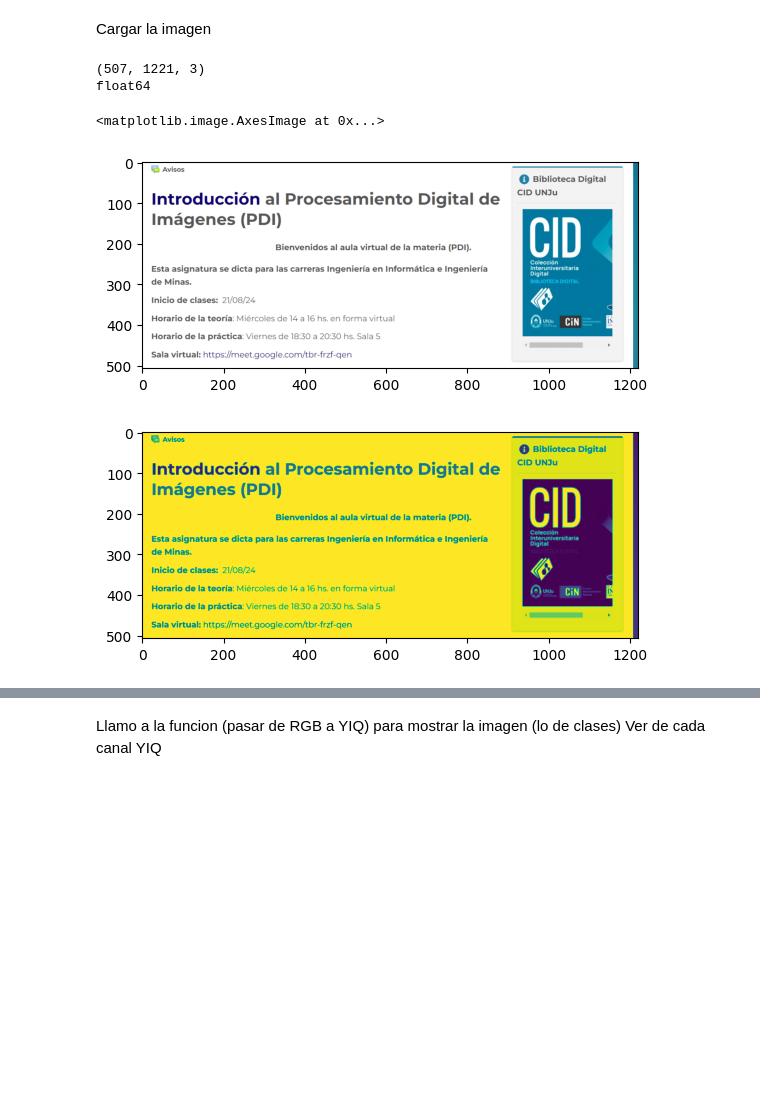
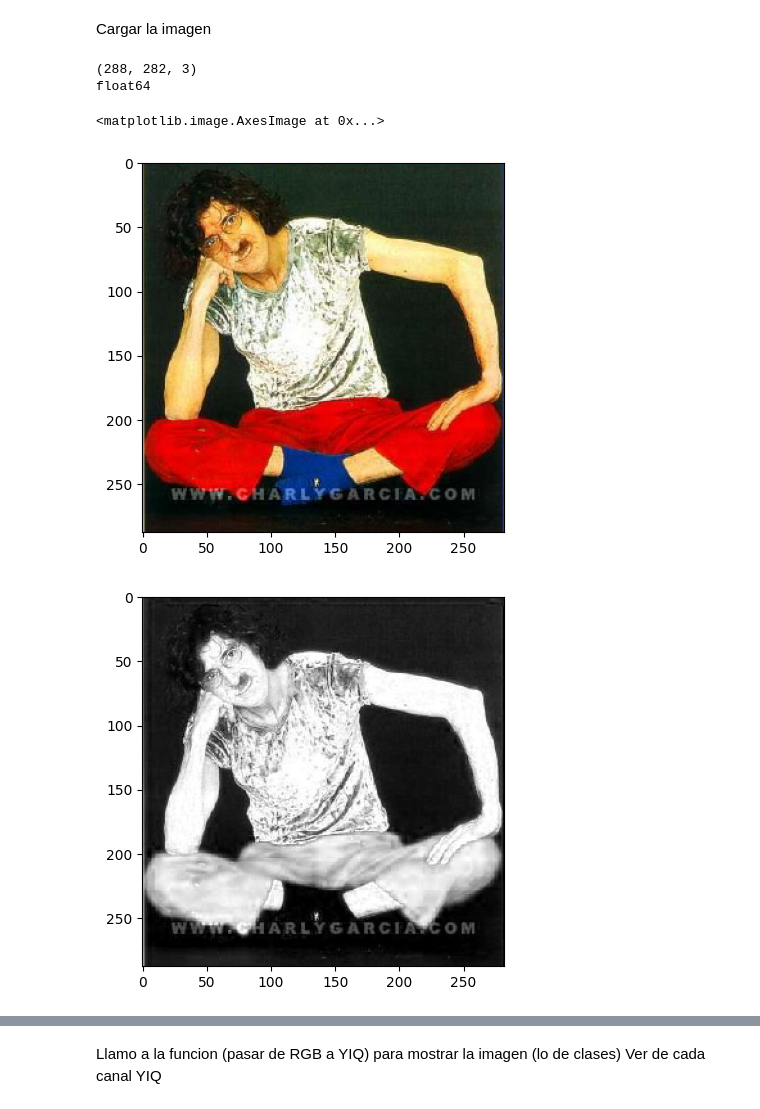
Before and after one commit to enriquejujuy/IPDI, a Jupyter notebook: IPDI_TP1.ipynb, the cells around one changed output, grey strips where cells are left out. Cells and saved outputs as stored; diff of their text form; code cells hidden in the pictures; blank space fills up the shorter version.

```diff
--- a/IPDI_TP1.ipynb
+++ b/IPDI_TP1.ipynb
@@ -56,21 +58,21 @@ def YIQ2RGB(img):
 # %% [markdown]
 Cargar la imagen
 # %%
-img=np.clip(imageio.imread('Figura1.png')/255,0,1)
+img=np.clip(imageio.imread('/content/imagen/Charly.bmp')/255,0,1)
 print(img.shape)
 print(img.dtype)
 
 plt.figure(0)
 plt.imshow(img)
 plt.figure(1)
-plt.imshow(img[:,:,0])
+plt.imshow(img[:,:,0],'gray',vmin=0, vmax=1)
 plt.figure(2)
-plt.imshow(img[:,:,1])
+plt.imshow(img[:,:,1],'gray',vmin=0, vmax=1)
 plt.figure(3)
-plt.imshow(img[:,:,2])
+plt.imshow(img[:,:,2],'gray',vmin=0, vmax=1)
 # %% [output]
-(507, 1221, 3)
+(288, 282, 3)
 float64
 <matplotlib.image.AxesImage at 0x...>
-[figure, old version]
+[figure, new version]
-[figure, old version]
+[figure, new version]
```
Also changed, not shown: parts of 6 cells of this notebook.
